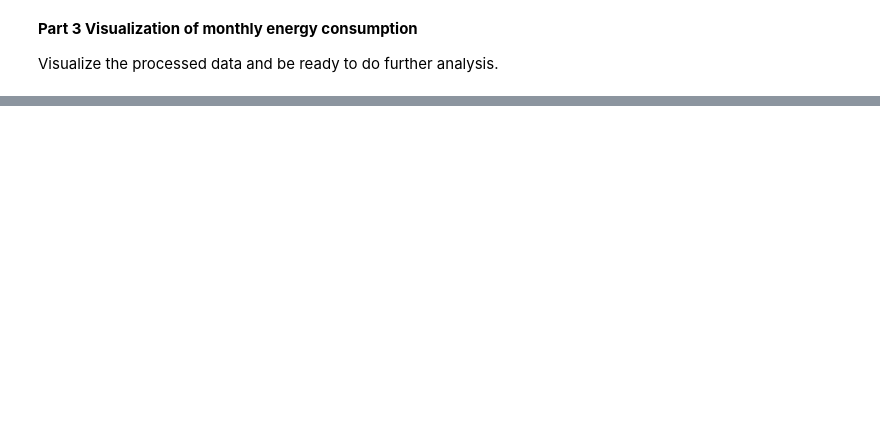
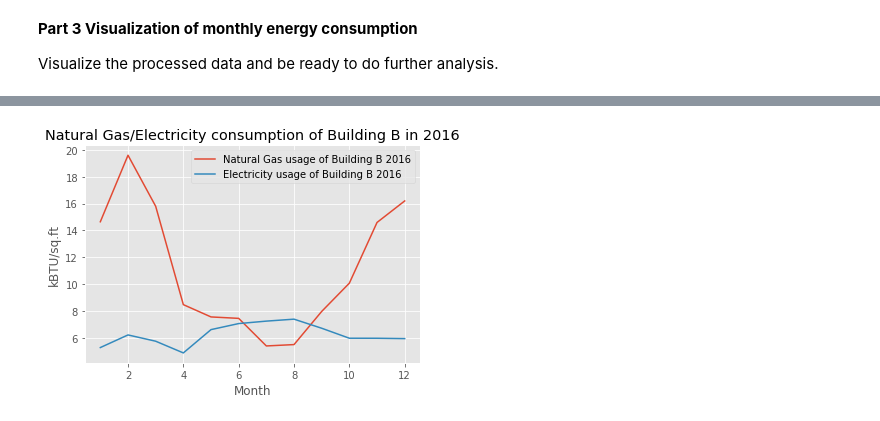
Before and after one commit to CS506-Spring2018-Project/CS506-Spring18-Project, a Jupyter notebook: CS506_Initial_Analysis_Report.ipynb, the cells around one changed output, grey strips where cells are left out. Drawn from its saved outputs; the diff is of its cells as text; code cells hidden in the pictures; blank space fills up the shorter version.

```diff
--- a/CS506_Initial_Analysis_Report.ipynb
+++ b/CS506_Initial_Analysis_Report.ipynb
@@ -595,0 +660,13 @@ Visualize the processed data and be ready to do further analysis.
+# %%
+# 2016
+fig, ax = plt.subplots(1, 1)
+ax.plot(month, building_2016_sample_G, ms = 5, label = 'Natural Gas usage of {} 2016'.format(buildingName_2016))
+ax.plot(month, building_2016_sample_E, ms = 5, label = 'Electricity usage of {} 2016'.format(buildingName_2016))
+
+plt.legend(loc='upper right')
+plt.title('Natural Gas/Electricity consumption of {} in 2016'.format(buildingName_2016))
+plt.ylabel('kBTU/sq.ft')
+plt.xlabel('Month')
+plt.show()
+# %% [output]
+[figure, added]
```
Also changed, not shown: parts of 9 cells of this notebook, 1 other file.
